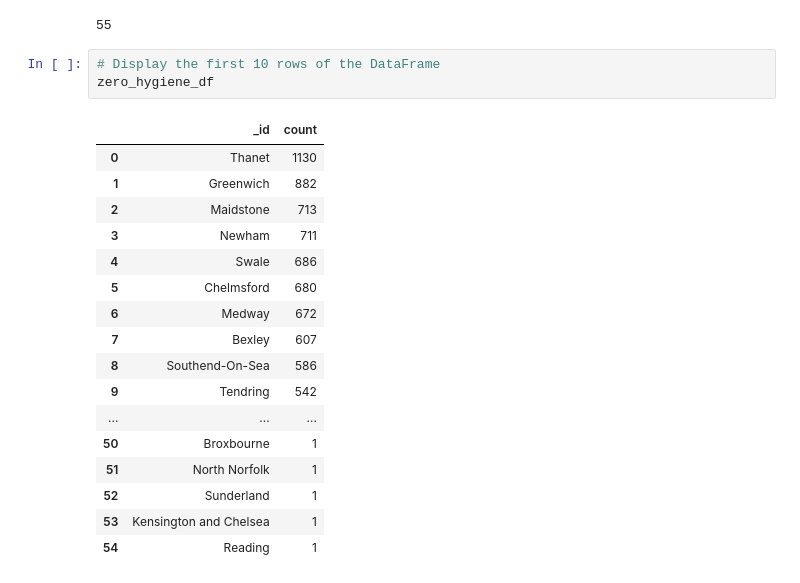
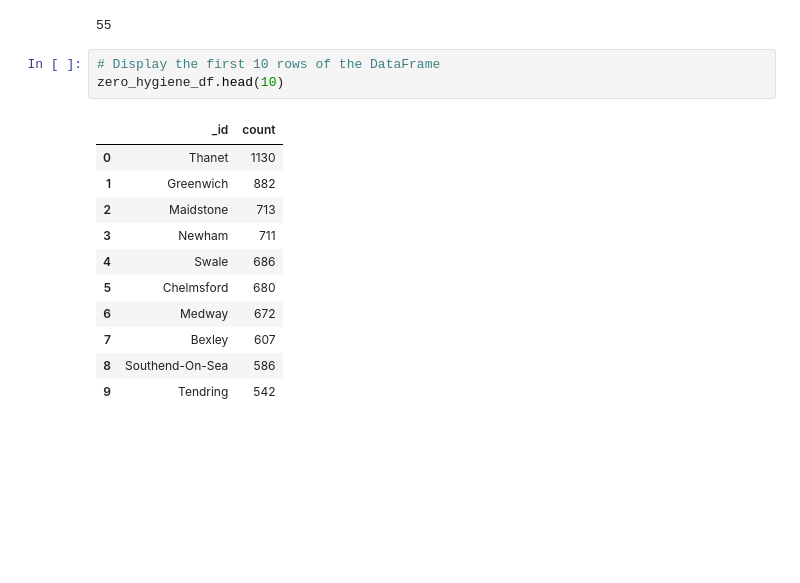
Before and after one commit to ashejaz/nosql-challenge, a Jupyter notebook: NoSQL_analysis.ipynb, the cells around one changed output. Cells and saved outputs as stored; diff of their text form; blank space fills up the shorter version.

```diff
--- a/NoSQL_analysis.ipynb
+++ b/NoSQL_analysis.ipynb
@@ -280,22 +234,16 @@ print(len(zero_hygiene_df))
 55
 # %%
 # Display the first 10 rows of the DataFrame
-zero_hygiene_df
+zero_hygiene_df.head(10)
 # %% [output]
 |  | _id | count |
 | 0 | Thanet | 1130 |
 | 1 | Greenwich | 882 |
 | 2 | Maidstone | 713 |
 | 3 | Newham | 711 |
 | 4 | Swale | 686 |
 | 5 | Chelmsford | 680 |
 | 6 | Medway | 672 |
 | 7 | Bexley | 607 |
 | 8 | Southend-On-Sea | 586 |
 | 9 | Tendring | 542 |
-| ... | ... | ... |
-| 50 | Broxbourne | 1 |
-| 51 | North Norfolk | 1 |
-| 52 | Sunderland | 1 |
-| 53 | Kensington and Chelsea | 1 |
-| 54 | Reading | 1 |
```
Also changed, not shown: parts of 10 cells of this notebook, 2 other files.
